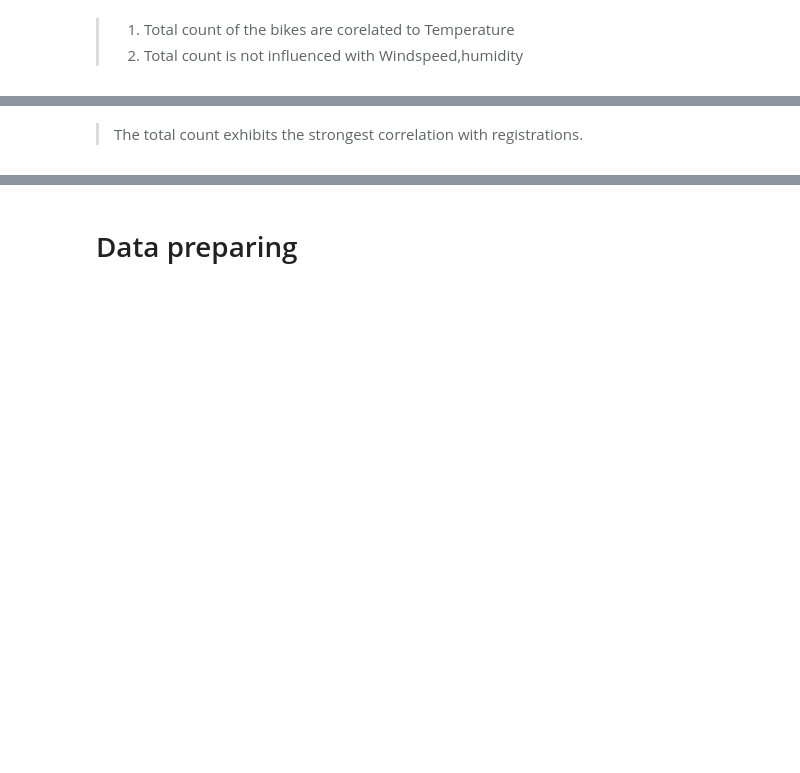
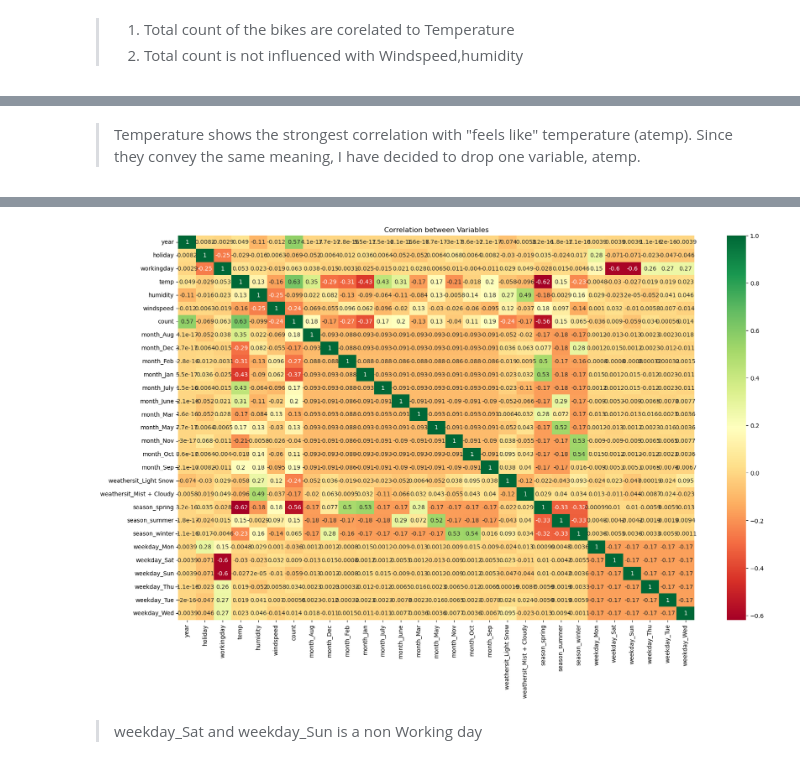
Before and after one commit to cuonghv0298/Bike-Sharing-Regression, a Jupyter notebook: LinearRegressionAssigment.ipynb, the cells around one changed output, grey strips where cells are left out. Saved outputs shown, nothing was run; the diff lists cells and outputs as text; code cells hidden in the pictures; blank space fills up the shorter version.

```diff
--- a/LinearRegressionAssigment.ipynb
+++ b/LinearRegressionAssigment.ipynb
@@ -117,0 +179,8 @@ cat_col = ['year', 'holiday', 'workingday', 'month', 'weathersit', 'season', 'we
+# %%
+# Create the dummy variables for all categorical varibles where number of categories > 2
+df_dummy = df.copy()
+dummmy_col = [col for col in cat_col if df_map[col].nunique() > 2]
+df_dummy = pd.get_dummies(df_map[dummmy_col], drop_first=True)
+df_dummy =  pd.concat([df, df_dummy], axis=1)
+df_dummy = df_dummy.drop(columns=dummmy_col)
+df_dummy.columns
@@ -227,6 +304,14 @@ plt.show()
-# %% [markdown]
-> The total count exhibits the strongest correlation with registrations.
+# %% [markdown]
+> Temperature shows the strongest correlation with "feels like" temperature (atemp). Since they convey the same meaning, I have decided to drop one variable, atemp.
 # %% [markdown]
 >
-# %% [markdown]
-# Data preparing
+# %%
+#Heatmap to see correlation between variables
+plt.figure(figsize=(20, 12))
+sns.heatmap(df_dummy.corr(), cmap='RdYlGn', annot = True)
+plt.title("Correlation between Variables")
+plt.show()
+# %% [output]
+[figure, added]
+# %% [markdown]
+> weekday_Sat and weekday_Sun is a non Working day
```
Also changed, not shown: parts of 76 cells of this notebook.
